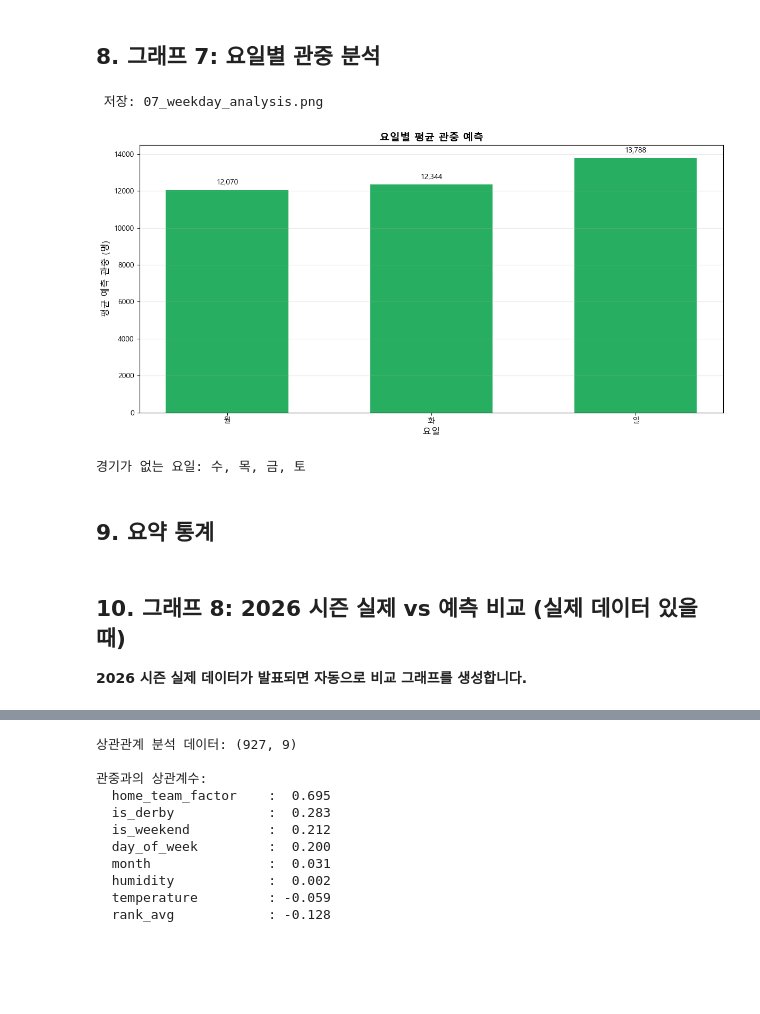
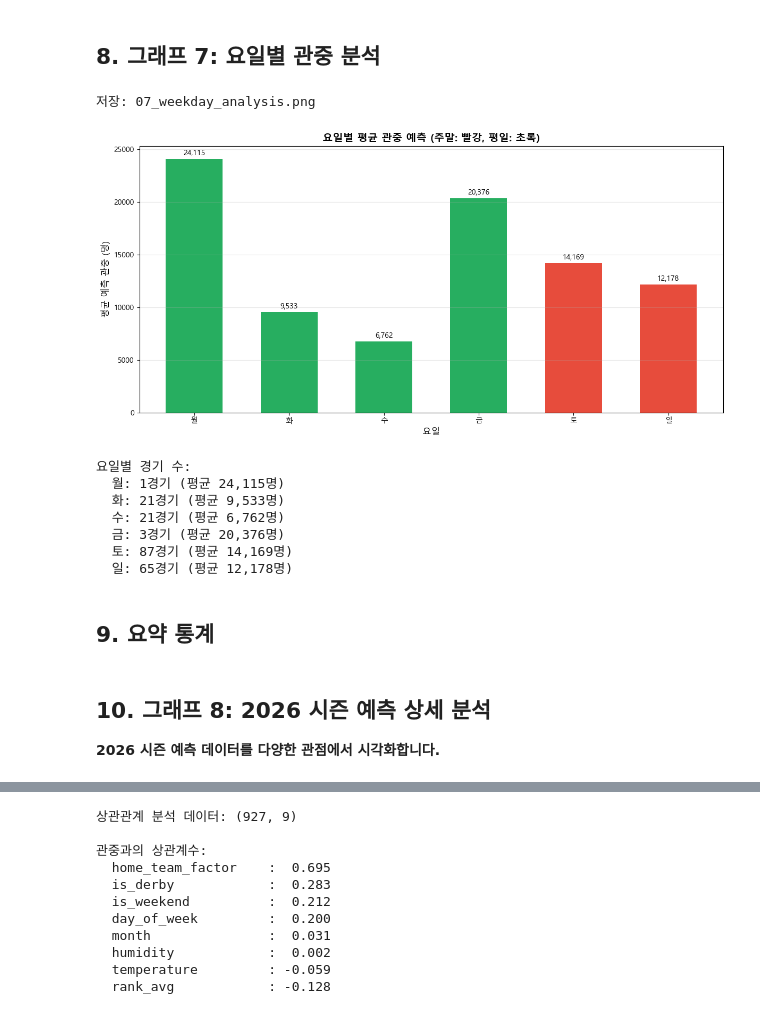
Before and after one commit to namgilwoo999/kleague-attendance-prediction-prophet, a Jupyter notebook: visualization.ipynb, the cells around one changed output, grey strips where cells are left out. Cells and saved outputs as stored; diff of their text form; code cells hidden in the pictures; blank space fills up the shorter version.

```diff
--- a/visualization.ipynb
+++ b/visualization.ipynb
@@ -319,32 +319,42 @@ plt.show()
 # %%
 # 요일별 관중 분석
 if '요일' in df_2026.columns:
-    # 요일 순서 정의
-    weekday_order = ['Monday', 'Tuesday', 'Wednesday', 'Thursday',
-                     'Friday', 'Saturday', 'Sunday']
+    # 영어-한글 요일 매핑
+    weekday_mapping = {
+        'Monday': '월', 'Tuesday': '화', 'Wednesday': '수',
+        'Thursday': '목', 'Friday': '금', 'Saturday': '토', 'Sunday': '일'
+    }
+
+    # 영어 요일을 한글로 변환
+    df_2026['요일_한글'] = df_2026['요일'].map(weekday_mapping)
+
+    # 한글 요일 순서 정의
     weekday_korean = ['월', '화', '수', '목', '금', '토', '일']
 
     # 요일별 평균 계산
-    weekday_avg = df_2026.groupby('요일')['예측관중'].mean()
+    weekday_avg = df_2026.groupby('요일_한글')['예측관중'].mean()
 
-    # 실제 경기가 있는 요일만 필터링
-    available_weekdays = []
-    available_korean = []
+    # 실제 경기가 있는 요일만 순서대로 정렬
+    available_labels = []
     available_values = []
 
-    for eng, kor in zip(weekday_order, weekday_korean):
-        if eng in weekday_avg.index and weekday_avg[eng] > 0:
-            available_weekdays.append(eng)
-            available_korean.append(kor)
-            available_values.append(weekday_avg[eng])
+    for kor in weekday_korean:
+        if kor in weekday_avg.index and weekday_avg[kor] > 0:
+            available_labels.append(kor)
+            available_values.append(weekday_avg[kor])
 
     if len(available_values) > 0:
         fig, ax = plt.subplots(figsize=(12, 6))
 
-        bars = ax.bar(available_korean, available_values, color='#27AE60', width=0.6)
+        # 주말(토,일)은 다른 색으로 강조
+        colors = ['#E74C3C' if day in ['토', '일'] else '#27AE60'
+                  for day in available_labels]
+
+        bars = ax.bar(available_labels, available_values, color=colors, width=0.6)
         ax.set_xlabel('요일', fontsize=12)
         ax.set_ylabel('평균 예측 관중 (명)', fontsize=12)
-        ax.set_title('요일별 평균 관중 예측', fontsize=14, fontweight='bold')
+        ax.set_title('요일별 평균 관중 예측 (주말: 빨강, 평일: 초록)',
+                     fontsize=14, fontweight='bold')
         ax.grid(True, alpha=0.3, axis='y')
 
         # 값 표시
@@ -354,14 +364,15 @@ if '요일' in df_2026.columns:
 
         plt.tight_layout()
         plt.savefig(figures_path / '07_weekday_analysis.png', dpi=300, bbox_inches='tight')
-        print(' 저장: 07_weekday_analysis.png')
+        print('저장: 07_weekday_analysis.png')
         plt.show()
 
-        # 경기 없는 요일 안내
-        missing_weekdays = [kor for eng, kor in zip(weekday_order, weekday_korean)
-                           if eng not in available_weekdays]
-        if missing_weekdays:
-            print(f'\n경기가 없는 요일: {", ".join(missing_weekdays)}')
+        # 경기 수 정보
+        weekday_counts = df_2026.groupby('요일_한글').size()
+        print(f'\n요일별 경기 수:')
+        for day in available_labels:
+            if day in weekday_counts.index:
+                print(f'  {day}: {weekday_counts[day]}경기 (평균 {weekday_avg[day]:,.0f}명)')
     else:
         print('요일별 데이터 없음')
 else:
@@ -371,8 +382,14 @@ else:
-[figure, old version]
+[figure, new version]
-경기가 없는 요일: 수, 목, 금, 토
+요일별 경기 수:
+  월: 1경기 (평균 24,115명)
+  화: 21경기 (평균 9,533명)
+  수: 21경기 (평균 6,762명)
+  금: 3경기 (평균 20,376명)
+  토: 87경기 (평균 14,169명)
+  일: 65경기 (평균 12,178명)
 # %% [markdown]
 ## 9. 요약 통계
 # %% [markdown]
-## 10. 그래프 8: 2026 시즌 실제 vs 예측 비교 (실제 데이터 있을 때)
+## 10. 그래프 8: 2026 시즌 예측 상세 분석
 
-**2026 시즌 실제 데이터가 발표되면 자동으로 비교 그래프를 생성합니다.**
+**2026 시즌 예측 데이터를 다양한 관점에서 시각화합니다.**
```
Also changed, not shown: parts of 12 cells of this notebook, 32 other files.
